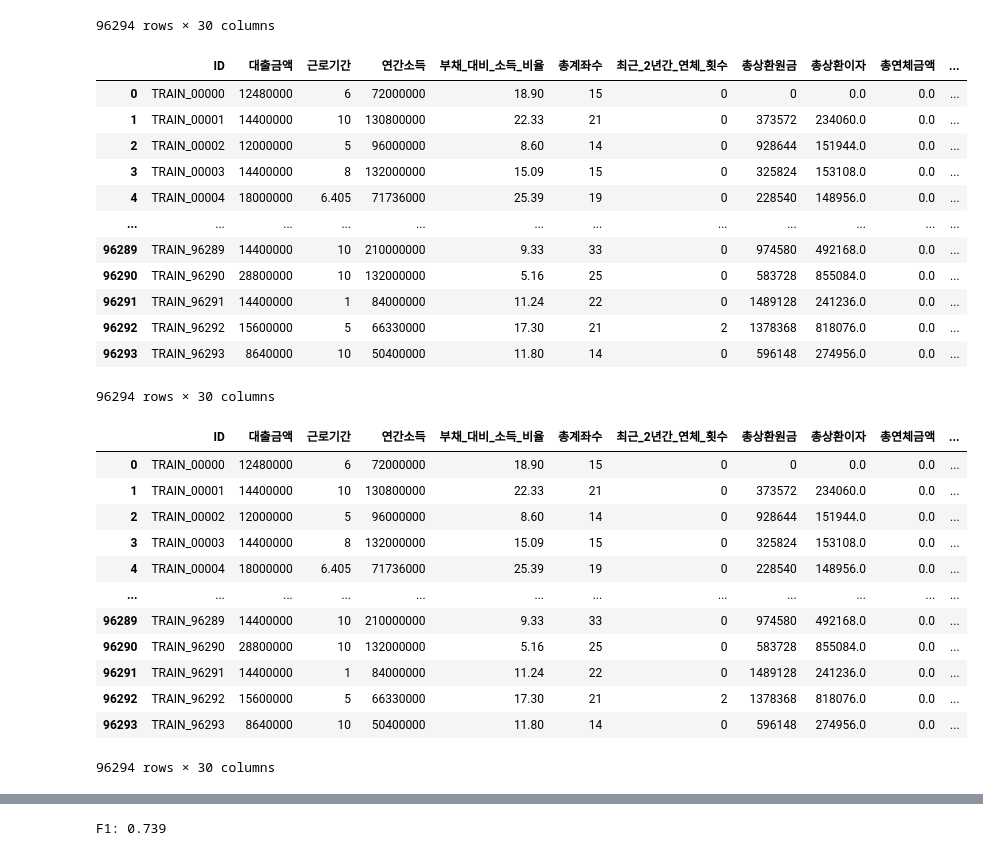
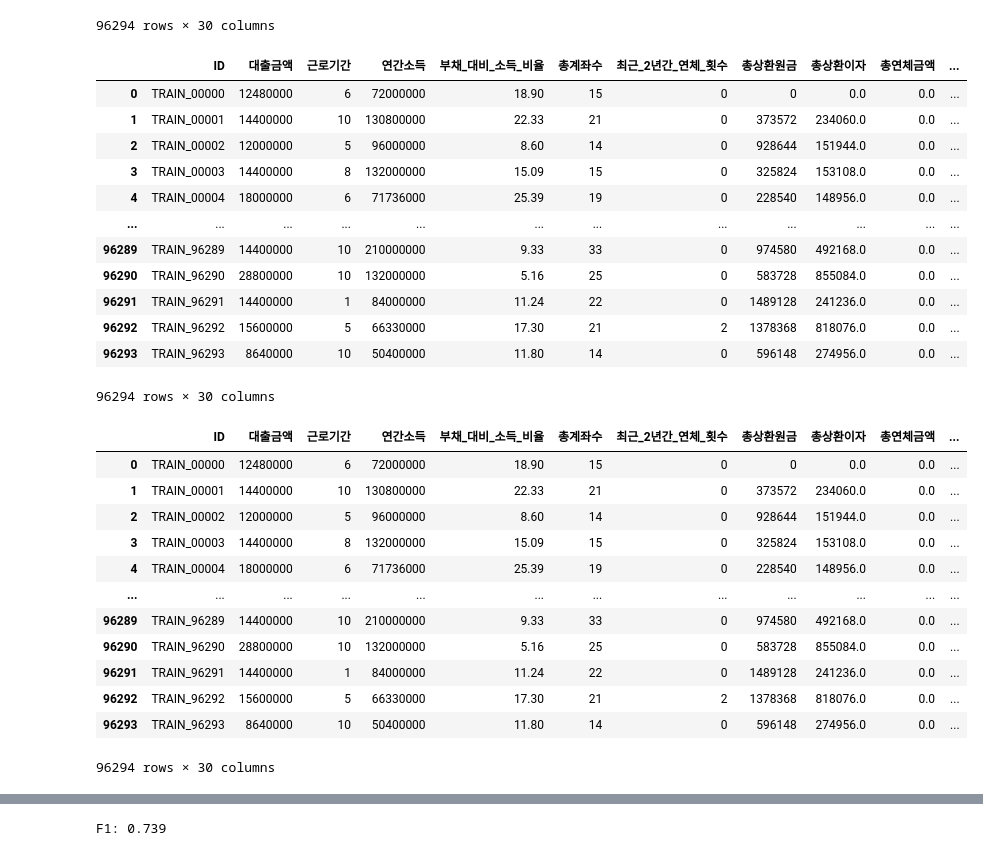
Before and after one commit to syl0702/dacon_loan, a Jupyter notebook: analysis.ipynb, the cells around one changed output, grey strips where cells are left out. Cells and saved outputs as stored; diff of their text form; code cells hidden in the pictures.

```diff
--- a/analysis.ipynb
+++ b/analysis.ipynb
@@ -415,33 +420,35 @@ df_encoded
 # %%
 from sklearn.ensemble import RandomForestRegressor
 from sklearn.model_selection import train_test_split
 # Unknown 항목을 예측하기 위해 데이터프레임을 훈련 데이터와 테스트 데이터로 나눔
 train_data = df_encoded[df_encoded['근로기간'] != 'Unknown']
 test_data = df_encoded[df_encoded['근로기간'] == 'Unknown']
 
 # 훈련 데이터에서 근로기간 컬럼을 제외한 나머지 컬럼들을 X로, 근로기간을 y로 설정
 X_train = train_data.drop(columns=['ID', '근로기간'], axis=1)
 y_train = train_data['근로기간'].astype(float)
 
 # Random Forest 모델 훈련
 rfr = RandomForestRegressor()
 rfr.fit(X_train, y_train)
 
 # 테스트 데이터에서 근로기간을 예측
 X_test = test_data.drop(columns=['ID','근로기간'], axis=1)
 predicted_values = rfr.predict(X_test)
+# 예측값을 소수 첫째자리에서 반올림하여 정수로 변환
+predicted_values = predicted_values.round(0).astype(int)
 
 # 예측값을 데이터프레임에 채워 넣음
 df_encoded.loc[df['근로기간'] == 'Unknown', '근로기간'] = predicted_values
 
 df_encoded
 # %% [output]
 |  | ID | 대출금액 | 근로기간 | 연간소득 | 부채_대비_소득_비율 | 총계좌수 | 최근_2년간_연체_횟수 | 총상환원금 | 총상환이자 | 총연체금액 | ... |
 | 0 | TRAIN_00000 | 12480000 | 6 | 72000000 | 18.90 | 15 | 0 | 0 | 0.0 | 0.0 | ... |
 | 1 | TRAIN_00001 | 14400000 | 10 | 130800000 | 22.33 | 21 | 0 | 373572 | 234060.0 | 0.0 | ... |
 | 2 | TRAIN_00002 | 12000000 | 5 | 96000000 | 8.60 | 14 | 0 | 928644 | 151944.0 | 0.0 | ... |
 | 3 | TRAIN_00003 | 14400000 | 8 | 132000000 | 15.09 | 15 | 0 | 325824 | 153108.0 | 0.0 | ... |
-| 4 | TRAIN_00004 | 18000000 | 6.405 | 71736000 | 25.39 | 19 | 0 | 228540 | 148956.0 | 0.0 | ... |
+| 4 | TRAIN_00004 | 18000000 | 6 | 71736000 | 25.39 | 19 | 0 | 228540 | 148956.0 | 0.0 | ... |
 | ... | ... | ... | ... | ... | ... | ... | ... | ... | ... | ... | ... |
 | 96289 | TRAIN_96289 | 14400000 | 10 | 210000000 | 9.33 | 33 | 0 | 974580 | 492168.0 | 0.0 | ... |
 | 96290 | TRAIN_96290 | 28800000 | 10 | 132000000 | 5.16 | 25 | 0 | 583728 | 855084.0 | 0.0 | ... |
@@ -460,7 +467,7 @@ df_encoded
 | 1 | TRAIN_00001 | 14400000 | 10 | 130800000 | 22.33 | 21 | 0 | 373572 | 234060.0 | 0.0 | ... |
 | 2 | TRAIN_00002 | 12000000 | 5 | 96000000 | 8.60 | 14 | 0 | 928644 | 151944.0 | 0.0 | ... |
 | 3 | TRAIN_00003 | 14400000 | 8 | 132000000 | 15.09 | 15 | 0 | 325824 | 153108.0 | 0.0 | ... |
-| 4 | TRAIN_00004 | 18000000 | 6.405 | 71736000 | 25.39 | 19 | 0 | 228540 | 148956.0 | 0.0 | ... |
+| 4 | TRAIN_00004 | 18000000 | 6 | 71736000 | 25.39 | 19 | 0 | 228540 | 148956.0 | 0.0 | ... |
 | ... | ... | ... | ... | ... | ... | ... | ... | ... | ... | ... | ... |
 | 96289 | TRAIN_96289 | 14400000 | 10 | 210000000 | 9.33 | 33 | 0 | 974580 | 492168.0 | 0.0 | ... |
 | 96290 | TRAIN_96290 | 28800000 | 10 | 132000000 | 5.16 | 25 | 0 | 583728 | 855084.0 | 0.0 | ... |
```
Also changed, not shown: parts of 8 cells of this notebook, 1 other file.
